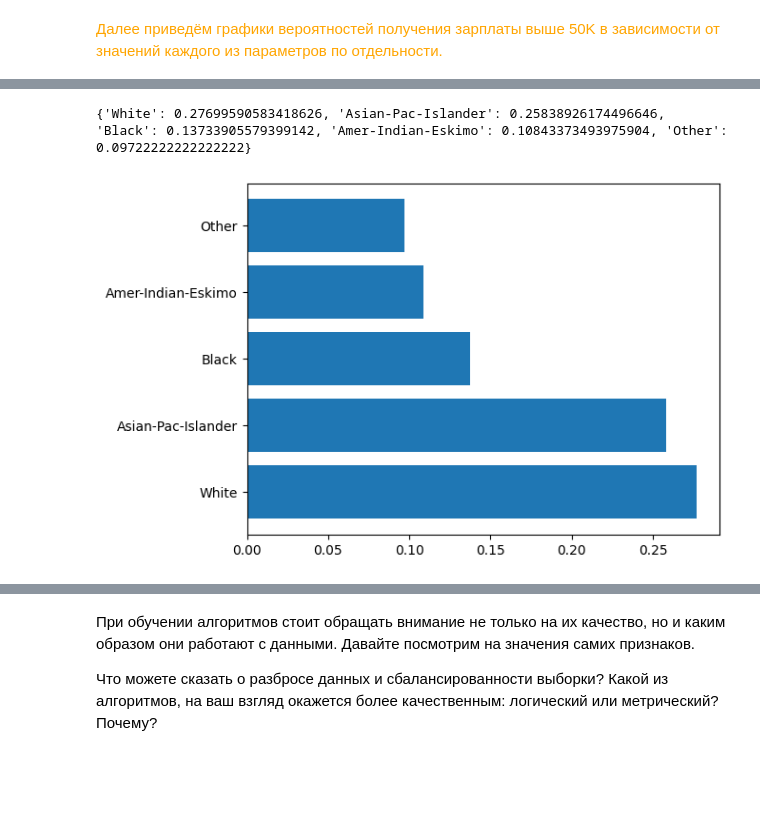
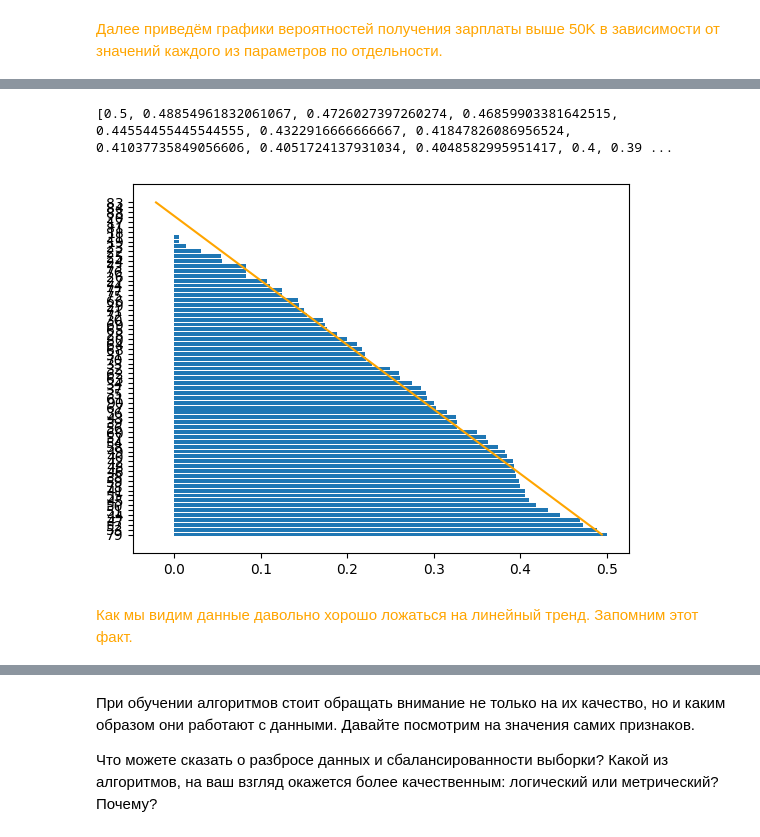
Before and after one commit to Mikhaelyes/GirafeML, a Jupyter notebook: Lab_2_Complex_task/Var_1_v1.ipynb, the cells around one changed output, grey strips where cells are left out. Cells and saved outputs as stored; diff of their text form; code cells hidden in the pictures; blank space fills up the shorter version.

```diff
--- a/Lab_2_Complex_task/Var_1_v1.ipynb
+++ b/Lab_2_Complex_task/Var_1_v1.ipynb
@@ -254,17 +260,27 @@ print(train)
 <span style="color:orange">
 Далее приведём графики вероятностей получения зарплаты выше 50K в зависимости от значений каждого из параметров по отдельности.<br/>
 # %%
-work_list = {}
-for i in train['workclass'].unique():
-    n = train.loc[(train['workclass'] == i) & (train['>50K,<=50K'] == 1)].shape[0] / \
-    train.loc[(train['workclass'] == i)].shape[0]
-    work_list[i] = n
+def show_df_data(train, name, flg='def'):
+    work_list = {}
+    for i in train[name].unique():
+        n = train.loc[(train[name] == i) & (train['>50K,<=50K'] == 1)].shape[0] / \
+        train.loc[(train[name] == i)].shape[0]
+        work_list[i] = n
 
-work_list = dict(sorted(work_list.items(), key=lambda item: item[1], reverse=True))
-print(work_list)
+    work_list = dict(sorted(work_list.items(), key=lambda item: item[1], reverse=True))
+    #print(work_list)
 
-fig, ax = plt.subplots()
-y_pos = np.arange(len(work_list.keys()))
-ax.barh(y_pos, work_list.values())
-ax.set_yticks(y_pos, labels=work_list.keys())
-plt.show()
+
+    fig, ax = plt.subplots()
+    y_pos = np.arange(len(work_list.keys()))
+    val = list(work_list.values())
+    ax.barh(y_pos, val)
+    print(val)
+
+    if(flg == 'l'):
+        z = np.polyfit(y_pos, val, 1 )
+        p = np.poly1d(z)
+        plt.plot(p(y_pos), y_pos, color='orange')
+
+    ax.set_yticks(y_pos, labels=work_list.keys())
+    plt.show()
@@ -365,18 +287,9 @@ plt.show()
-# %%
-race_list = {}
-for i in train['race'].unique():
-    n = train.loc[(train['race'] == i) & (train['>50K,<=50K'] == 1)].shape[0] / \
-    train.loc[(train['race'] == i)].shape[0]
-    race_list[i] = n
-
-race_list = dict(sorted(race_list.items(), key=lambda item: item[1], reverse=True))
-print(race_list)
-
-fig, ax = plt.subplots()
-y_pos = np.arange(len(race_list.keys()))
-ax.barh(y_pos, race_list.values())
-ax.set_yticks(y_pos, labels=race_list.keys())
-plt.show()
-# %% [output]
-{'White': 0.27699590583418626, 'Asian-Pac-Islander': 0.25838926174496646, 'Black': 0.13733905579399142, 'Amer-Indian-Eskimo': 0.10843373493975904, 'Other': 0.09722222222222222}
-[figure, removed]
+# %%
+show_df_data(train, 'age', 'l')
+# %% [output]
+[0.5, 0.48854961832061067, 0.4726027397260274, 0.46859903381642515, 0.44554455445544555, 0.4322916666666667, 0.41847826086956524, 0.41037735849056606, 0.4051724137931034, 0.4048582995951417, 0.4, 0.39 ...
+[figure, added]
+# %% [markdown]
+<span style="color:orange">
+Как мы видим данные давольно хорошо ложаться на линейный тренд.
+Запомним этот факт.
```
Also changed, not shown: parts of 72 cells of this notebook.
